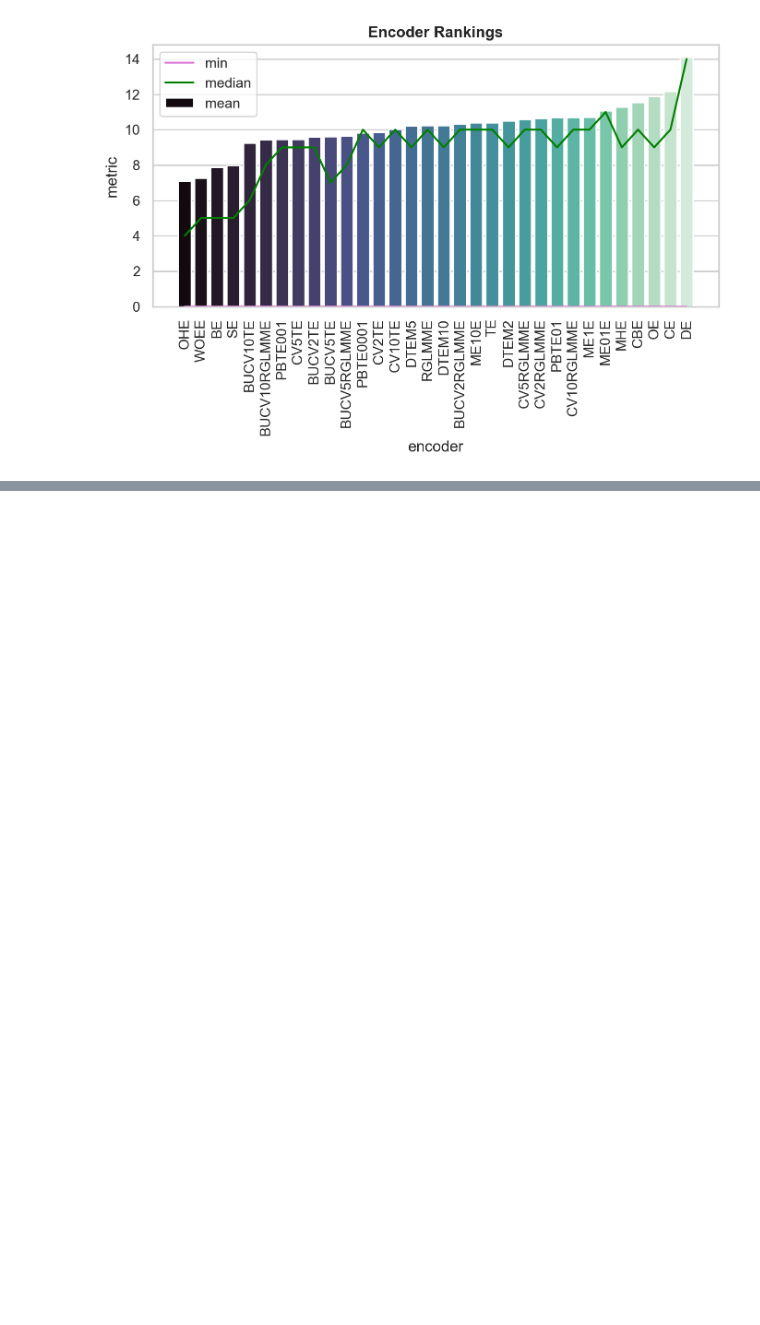
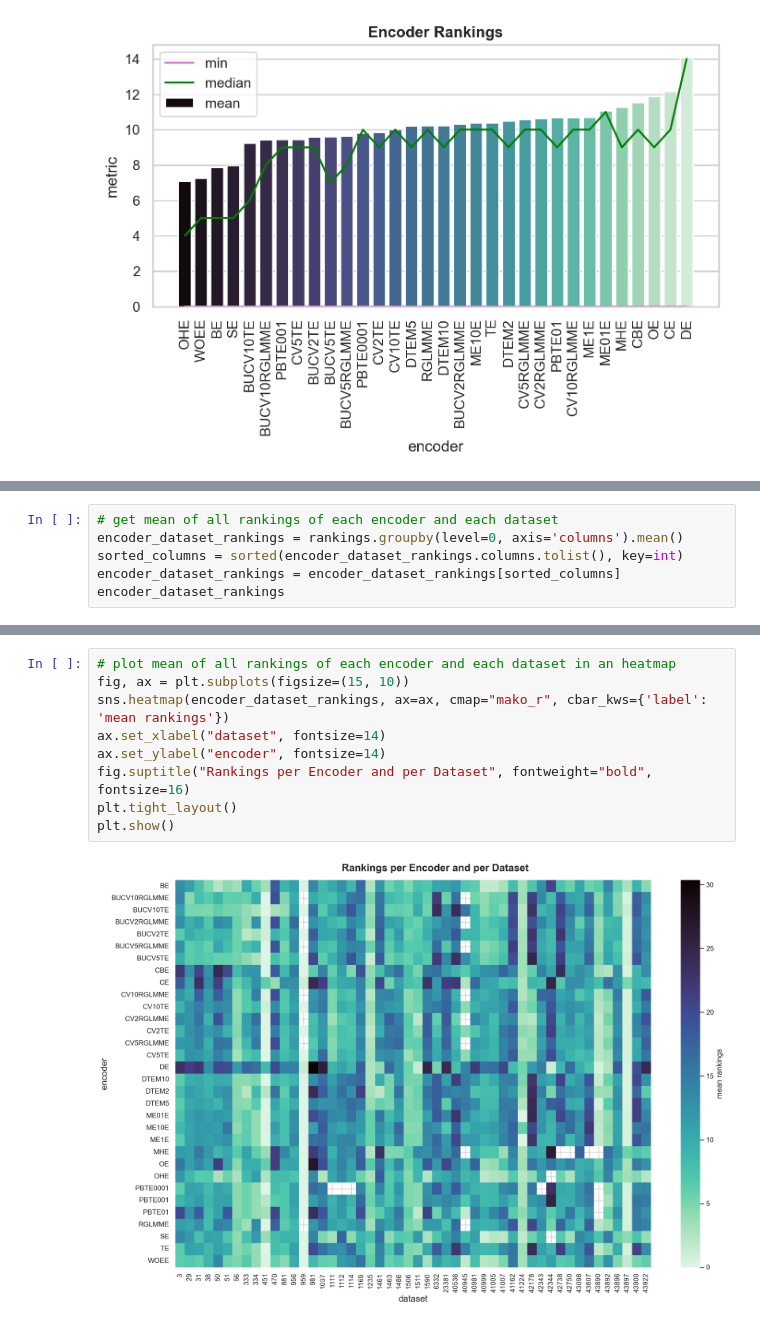
Before and after one commit to nina-prog/meta-learning-for-encoder-selection, a Jupyter notebook: notebooks/week08/week08-data-exploration.ipynb, the cells around one changed output, grey strips where cells are left out. Drawn from its saved outputs; the diff is of its cells as text; blank space fills up the shorter version.

```diff
--- a/notebooks/week08/week08-data-exploration.ipynb
+++ b/notebooks/week08/week08-data-exploration.ipynb
@@ -459,0 +473,6 @@ plt.show()
+# %%
+# get mean of all rankings of each encoder and each dataset
+encoder_dataset_rankings = rankings.groupby(level=0, axis='columns').mean()
+sorted_columns = sorted(encoder_dataset_rankings.columns.tolist(), key=int)
+encoder_dataset_rankings = encoder_dataset_rankings[sorted_columns]
+encoder_dataset_rankings
@@ -459,0 +499,11 @@ plt.show()
+# %%
+# plot mean of all rankings of each encoder and each dataset in an heatmap
+fig, ax = plt.subplots(figsize=(15, 10))
+sns.heatmap(encoder_dataset_rankings, ax=ax, cmap="mako_r", cbar_kws={'label': 'mean rankings'})
+ax.set_xlabel("dataset", fontsize=14)
+ax.set_ylabel("encoder", fontsize=14)
+fig.suptitle("Rankings per Encoder and per Dataset", fontweight="bold", fontsize=16)
+plt.tight_layout()
+plt.show()
+# %% [output]
+[figure, added]
```
Also changed, not shown: parts of 11 cells of this notebook.
